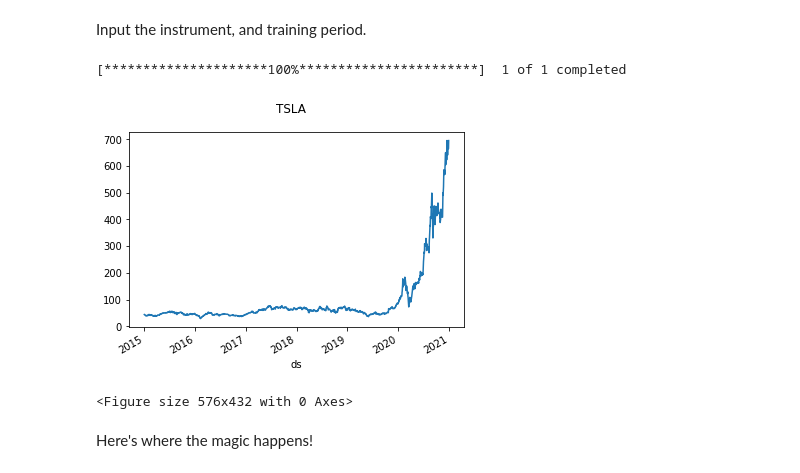
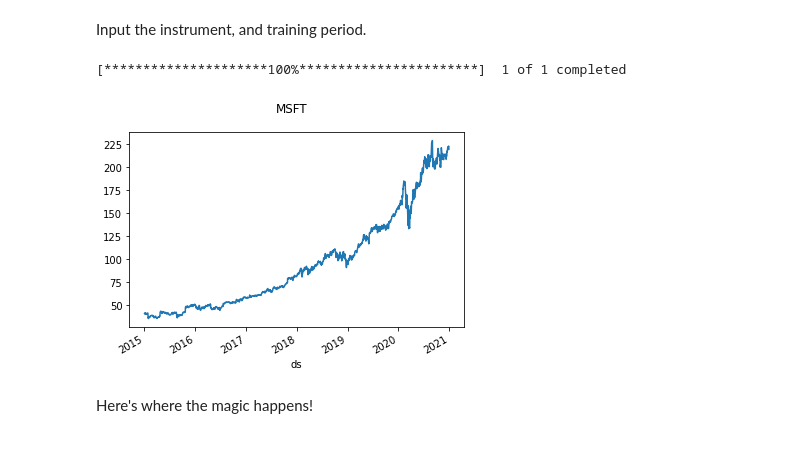
Before and after one commit to jakedesantis/Python, a Jupyter notebook: JakesNeverWrongPriceForecaster.ipynb, the cells around one changed output. Cells and saved outputs as stored; diff of their text form; code cells hidden in the pictures.

```diff
--- a/JakesNeverWrongPriceForecaster.ipynb
+++ b/JakesNeverWrongPriceForecaster.ipynb
@@ -38,27 +38,26 @@ yf 0.1.68
 # %% [markdown]
 Input the instrument, and training period.
 # %%
-t = 'TSLA'
+t = 'MSFT'
 s = '2015-01-01'
 e = '2020-12-31'
 # %%
-TSLAraw = yf.download(t, start=s, end=e, auto_adjust=True)
-TSLA = TSLAraw.drop(['Open', 'High', 'Low', 'Volume'], axis=1)
+TICKERraw = yf.download(t, start=s, end=e, auto_adjust=True)
+TICKER = TICKERraw.drop(['Open', 'High', 'Low', 'Volume'], axis=1)
 
-TSLA['i'] = range (0, TSLA.shape[0])
-TSLA.reset_index(inplace=True)
-TSLA = TSLA.set_index('i')
-TSLA.columns=(['ds','y'])
-TSLA.ds = pd.to_datetime(TSLA.ds)
-TSLA.index.name = None
+TICKER['i'] = range (0, TICKER.shape[0])
+TICKER.reset_index(inplace=True)
+TICKER = TICKER.set_index('i')
+TICKER.columns=(['ds','y'])
+TICKER.ds = pd.to_datetime(TICKER.ds)
+TICKER.index.name = None
 
-TSLA.plot(x='ds', y='y', legend=None)
+TICKER.plot(x='ds', y='y', legend=None)
 plt.suptitle(t)
 plt.show()
 # %% [output]
 [*********************100%***********************]  1 of 1 completed
-[figure, old version]
+[figure, new version]
-<Figure size 576x432 with 0 Axes>
 # %% [markdown]
 Here's where the magic happens!
 # %%
```
Also changed, not shown: parts of 3 cells of this notebook.
